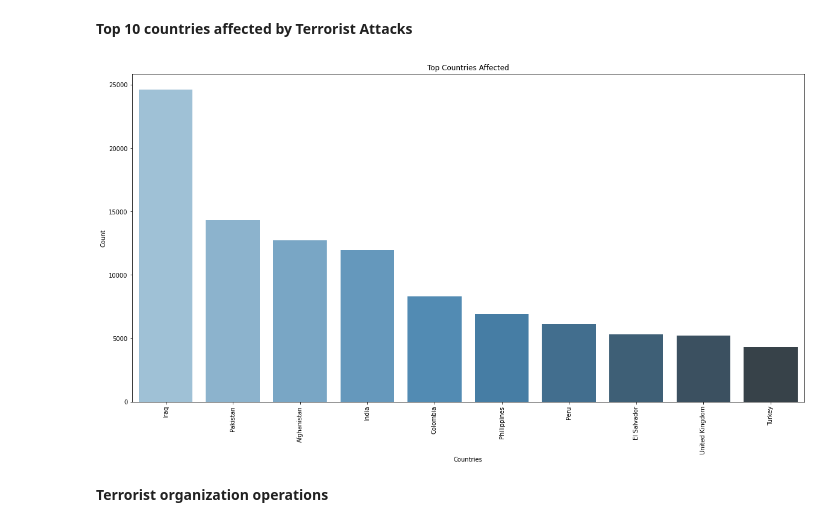
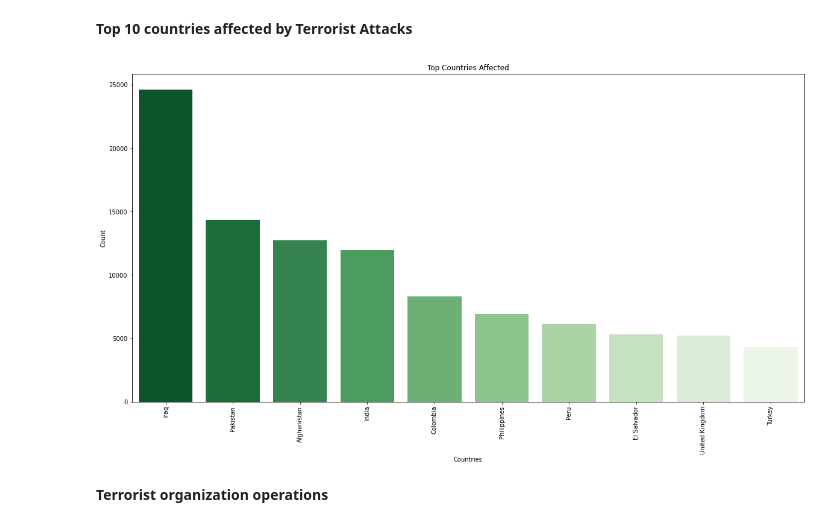
Before and after one commit to Rohan20202/Global-Terrorism-Analysis, a Jupyter notebook: GTD.ipynb, the cells around one changed output. Cells and saved outputs as stored; diff of their text form; code cells hidden in the pictures.

```diff
--- a/GTD.ipynb
+++ b/GTD.ipynb
@@ -189,7 +191,7 @@ plt.xlabel("Number of targets")
 plt.ylabel("Types of target")
 plt.title("targets over the world")
 
-plt.rcParams['figure.figsize']=(12,10)
+plt.rcParams['figure.figsize']=(15,10)
 # %% [output]
 [figure]
 # %%
@@ -286,14 +288,14 @@ Name: Country, dtype: int64
 **Top 10 countries affected by Terrorist Attacks**
 # %%
 plt.subplots(figsize=(20,10))
-sns.barplot(GTD['Country'].value_counts()[:10].index,GTD['Country'].value_counts()[:10].values,palette='Blues_d')
+sns.barplot(GTD['Country'].value_counts()[:10].index,GTD['Country'].value_counts()[:10].values,palette='Greens_r')
 plt.title('Top Countries Affected')
 plt.xlabel('Countries')
 plt.ylabel('Count')
 plt.xticks(rotation= 90)
 plt.show()
 # %% [output]
-[figure, old version]
+[figure, new version]
 # %% [markdown]
 **Terrorist organization operations**
 # %%
```
Also changed, not shown: parts of 8 cells of this notebook.
